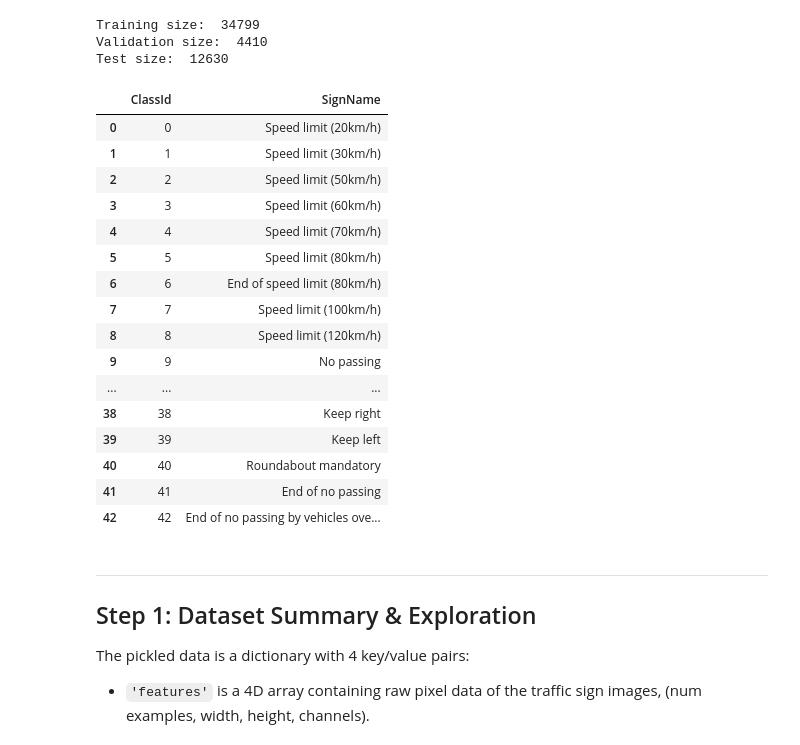
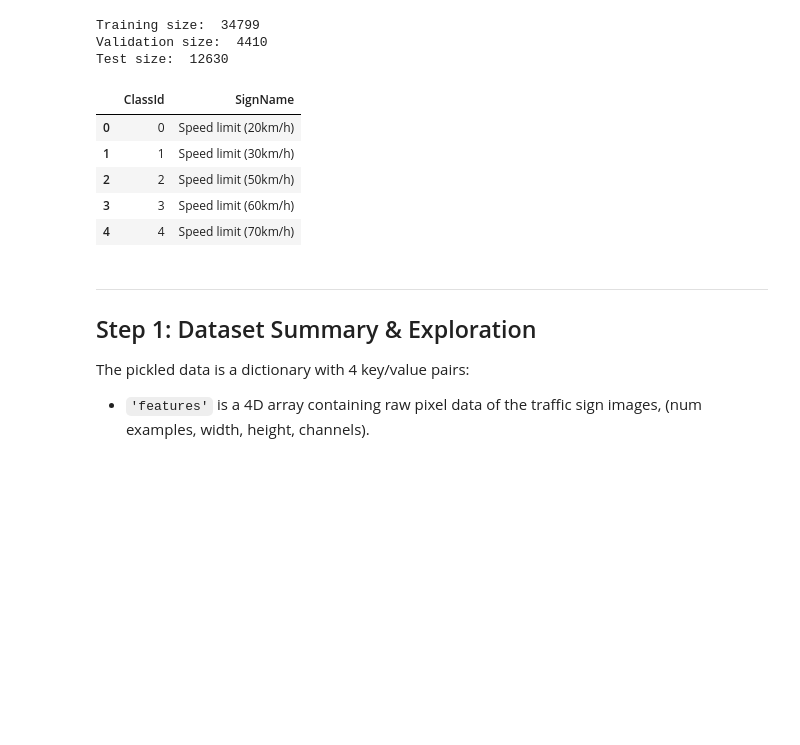
Before and after one commit to hd-chuong/CarND-Traffic-Sign-Classifier-Project, a Jupyter notebook: Traffic_Sign_Classifier.ipynb, the cells around one changed output. Drawn from its saved outputs; the diff is of its cells as text; code cells hidden in the pictures; blank space fills up the shorter version.

Commit message:
remove unneccessary tables

```diff
--- a/Traffic_Sign_Classifier.ipynb
+++ b/Traffic_Sign_Classifier.ipynb
@@ -65,26 +65,15 @@ Test size:  12630
 # %%
 import pandas as pd
 
 names = pd.read_csv('signnames.csv')
-names
+names.head(5)
 # %% [output]
 |  | ClassId | SignName |
 | 0 | 0 | Speed limit (20km/h) |
 | 1 | 1 | Speed limit (30km/h) |
 | 2 | 2 | Speed limit (50km/h) |
 | 3 | 3 | Speed limit (60km/h) |
 | 4 | 4 | Speed limit (70km/h) |
-| 5 | 5 | Speed limit (80km/h) |
-| 6 | 6 | End of speed limit (80km/h) |
-| 7 | 7 | Speed limit (100km/h) |
-| 8 | 8 | Speed limit (120km/h) |
-| 9 | 9 | No passing |
-| ... | ... | ... |
-| 38 | 38 | Keep right |
-| 39 | 39 | Keep left |
-| 40 | 40 | Roundabout mandatory |
-| 41 | 41 | End of no passing |
-| 42 | 42 | End of no passing by vehicles ove... |
 # %% [markdown]
 ---
 
```
Also changed, not shown: parts of 3 cells of this notebook, 3 other files.
